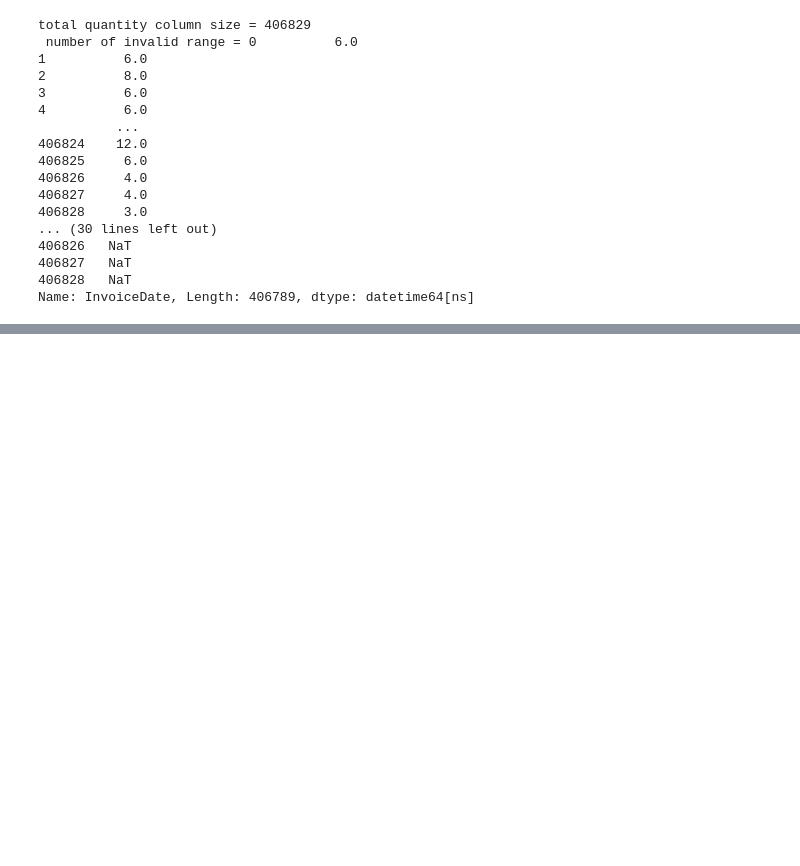
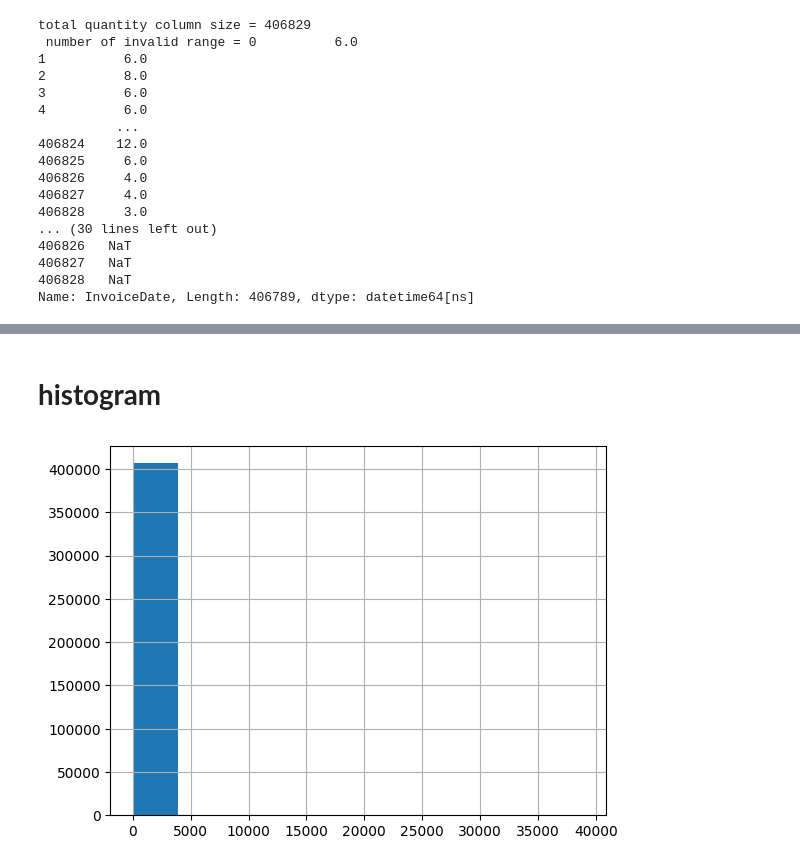
Before and after one commit to mohamadrezanikmaram/online_retail_analyzing, a Jupyter notebook: online_retail_analysis.ipynb, the cells around one changed output, grey strips where cells are left out. Cells and saved outputs as stored; diff of their text form; code cells hidden in the pictures; blank space fills up the shorter version.

```diff
--- a/online_retail_analysis.ipynb
+++ b/online_retail_analysis.ipynb
@@ -329,0 +424,9 @@ Name: InvoiceDate, Length: 406789, dtype: datetime64[ns]
+# %% [markdown]
+# **histogram**
+# %%
+def show_hist(column_name):
+    retail_df[column_name].hist()
+
+show_hist('UnitPrice')
+# %% [output]
+[figure, added]
```
Also changed, not shown: parts of 11 cells of this notebook.
